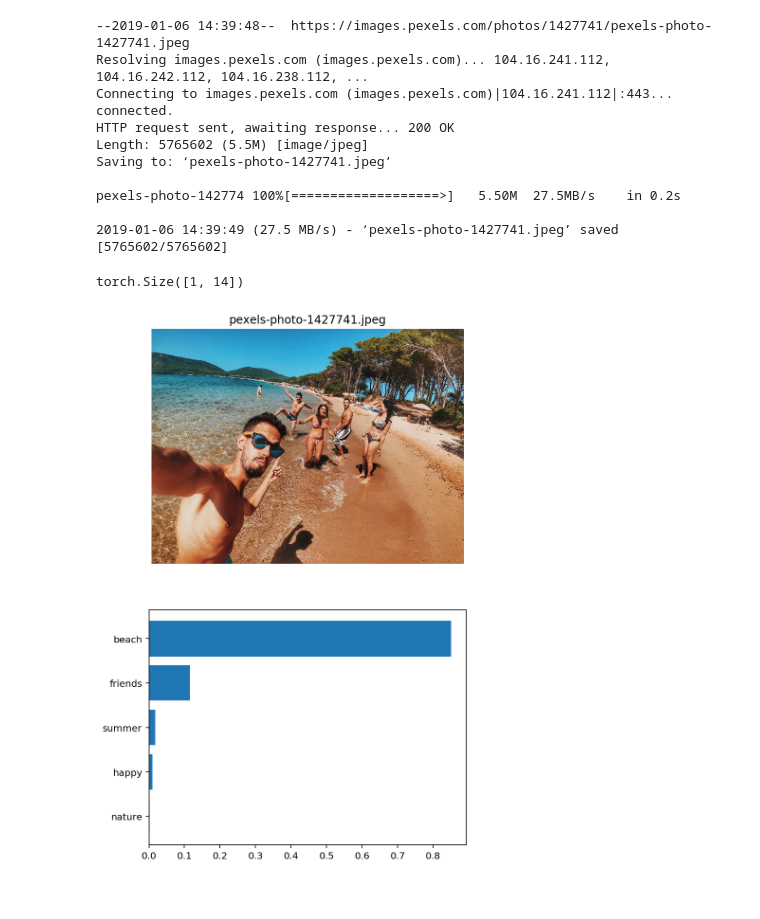
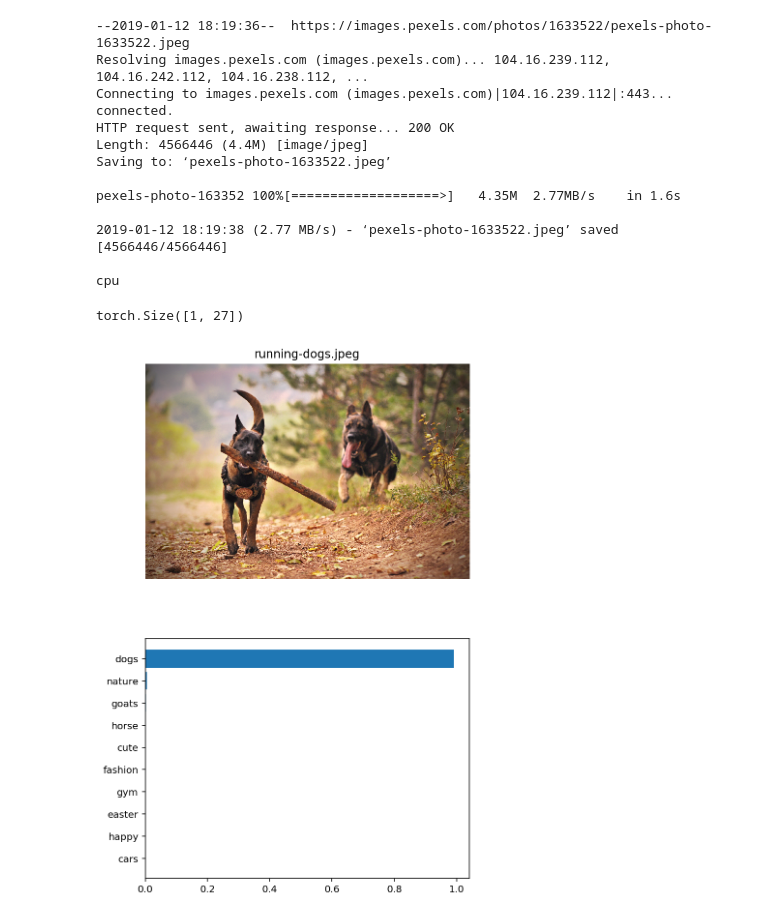
Before and after one commit to ismaproco/image2hashtag, a Jupyter notebook: predict_classes.ipynb, the cells around one changed output. Cells and saved outputs as stored; diff of their text form; code cells hidden in the pictures.

```diff
--- a/predict_classes.ipynb
+++ b/predict_classes.ipynb
@@ -24,8 +25,9 @@ def predict(image_path, model,device='cpu'):
     ps = F.softmax(logits, dim=1)
     return ps
 # %%
+from collections import OrderedDict
 def load_base_model(device, classes):
-    model = models.resnet50(pretrained=True)
+    model = models.resnet152(pretrained=True)
 
     ## Freeze parameters so we don't backprop through them
     for param in model.parameters():
@@ -37,7 +39,7 @@ def load_base_model(device, classes):
     for param in model.layer4.parameters():
         param.requires_grad = False
 
-    from collections import OrderedDict
+
     fc = nn.Sequential(OrderedDict([
                               ('fc1', nn.Linear(2048, 1024)),
                               ('relu', nn.ReLU()),
@@ -51,7 +53,15 @@ def load_base_model(device, classes):
 
 def load_checkpoint(device, classes):
     model = load_base_model(device, classes)
-    model.load_state_dict(torch.load('model_resnet_maxaccu_152_p99.pt', map_location=lambda storage, loc: storage))
+    temp_model = torch.load('model_resnet_maxaccu_152_p99.pt', map_location=lambda storage, loc: storage)
+    fc = nn.Sequential(OrderedDict([
+                          ('fc1', nn.Linear(2048, 1024)),
+                          ('relu', nn.ReLU()),
+                          ('fc2', nn.Linear(1024, len(temp_model['fc.fc2.weight']))),
+                          ('output', nn.LogSoftmax(dim=1))
+                          ]))
+    model.fc = fc
+    model.load_state_dict(torch.load('model_resnet152_p99.pt', map_location=lambda storage, loc: storage))
     return model
 # %%
 def imshow(image, ax=None, title=None, normalize=True):
@@ -80,7 +90,7 @@ def imshow(image, ax=None, title=None, normalize=True):
 def top_classes(img_path, model, device, classes):
     processed_image = process_image(img_path)
     img_result = predict(img_path, model, device)
-    probs, idx = torch.topk(img_result, 5)
+    probs, idx = torch.topk(img_result, 10)
     probs,idx = probs.squeeze(), idx.squeeze()
 
     title = img_path
@@ -124,8 +134,16 @@ def process_image(image):
     ])
     img_tensor = preprocess(img)
     return img_tensor
+
+def getClassesFromFiles():
+    my_classes = []
+    for filename in os.listdir("./url_files/"):
+        if filename.find("_valid.txt") == -1 and filename.find(".txt") > 0:
+            my_classes.append(filename.replace('.txt',''))
+    my_classes = sorted(my_classes)
+    return my_classes
 # %%
 device_to = torch.device("cuda" if torch.cuda.is_available() else "cpu")
-class_names = ['autumn', 'beach', 'christmas', 'easter', 'fashion', 'friends', 'happy', 'landscape', 'love', 'mountains', 'nature', 'snow', 'summer', 'sunset']
+class_names = getClassesFromFiles()
 top_classes('data/valid/autumn/00000006.jpg', load_checkpoint(device_to, class_names), device_to, class_names)
 # %% [output]
@@ -134,13 +152,16 @@ torch.Size([1, 14])
 # %%
-!wget https://images.pexels.com/photos/1427741/pexels-photo-1427741.jpeg
+!wget https://images.pexels.com/photos/1633522/pexels-photo-1633522.jpeg
+print(device_to)
 # %% [output]
---2019-01-06 14:39:48--  https://images.pexels.com/photos/1427741/pexels-photo-1427741.jpeg
-Resolving images.pexels.com (images.pexels.com)... 104.16.241.112, 104.16.242.112, 104.16.238.112, ...
-Connecting to images.pexels.com (images.pexels.com)|104.16.241.112|:443... connected.
+--2019-01-12 18:19:36--  https://images.pexels.com/photos/1633522/pexels-photo-1633522.jpeg
+Resolving images.pexels.com (images.pexels.com)... 104.16.239.112, 104.16.242.112, 104.16.238.112, ...
+Connecting to images.pexels.com (images.pexels.com)|104.16.239.112|:443... connected.
 HTTP request sent, awaiting response... 200 OK
-Length: 5765602 (5.5M) [image/jpeg]
-Saving to: ‘pexels-photo-1427741.jpeg’
+Length: 4566446 (4.4M) [image/jpeg]
+Saving to: ‘pexels-photo-1633522.jpeg’
 
-pexels-photo-142774 100%[===================>]   5.50M  27.5MB/s    in 0.2s
+pexels-photo-163352 100%[===================>]   4.35M  2.77MB/s    in 1.6s
 
-2019-01-06 14:39:49 (27.5 MB/s) - ‘pexels-photo-1427741.jpeg’ saved [5765602/5765602]
+2019-01-12 18:19:38 (2.77 MB/s) - ‘pexels-photo-1633522.jpeg’ saved [4566446/4566446]
+
+cpu
@@ -147,5 +170,5 @@ pexels-photo-142774 100%[===================>]   5.50M  27.5MB/s    in 0.2s
 # %%
-top_classes('pexels-photo-1427741.jpeg', load_checkpoint(device_to, class_names), device_to, class_names)
+top_classes('running-dogs.jpeg', load_checkpoint(device_to, class_names), device_to, class_names)
 # %% [output]
-torch.Size([1, 14])
+torch.Size([1, 27])
-[figure, old version]
+[figure, new version]
```
Also changed, not shown: parts of 3 cells of this notebook, 2 other files.
